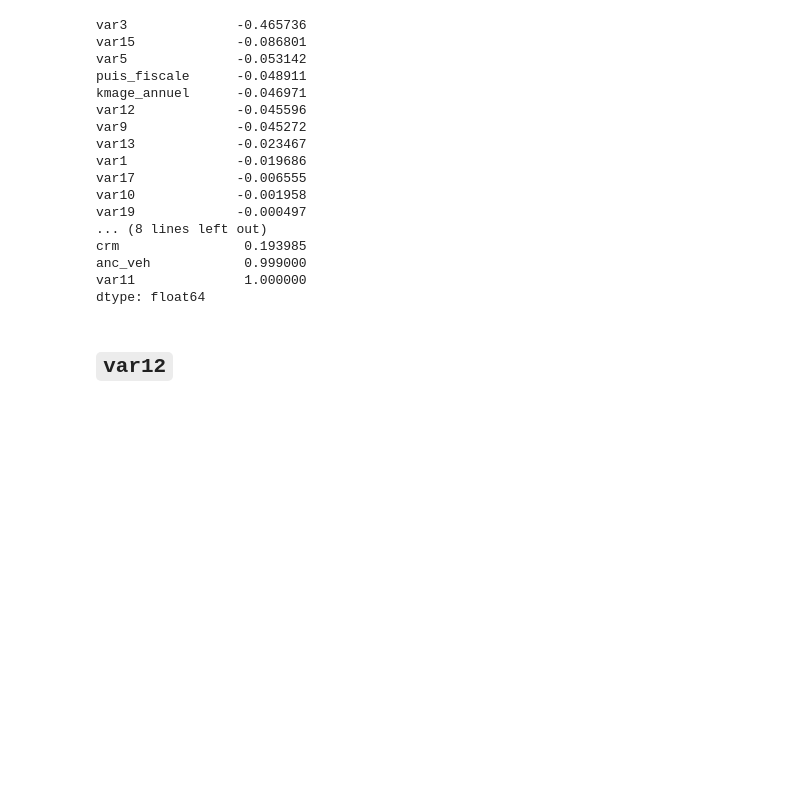
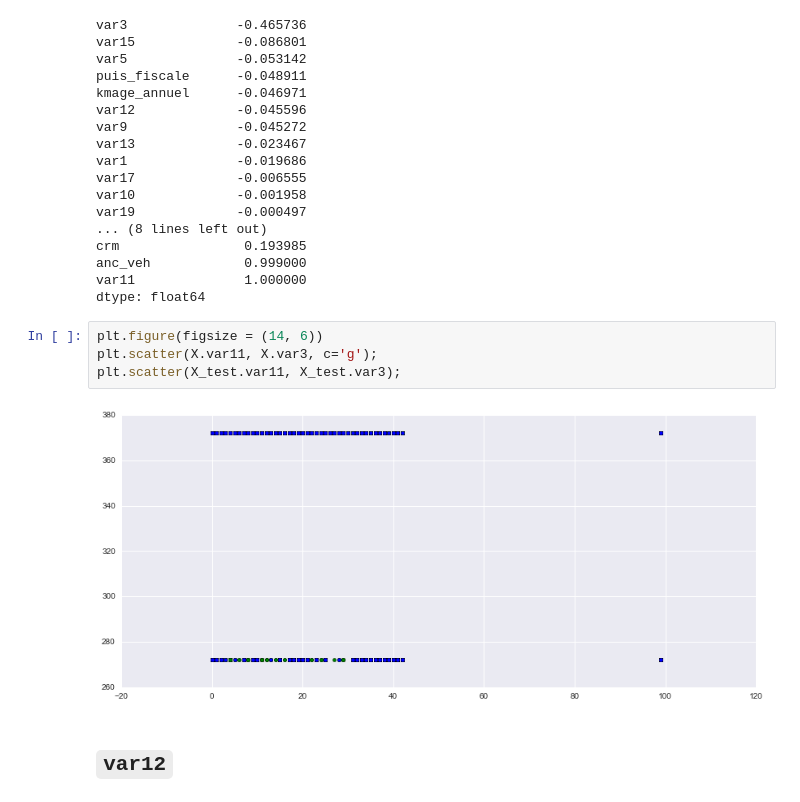
Before and after one commit to demidovakatya/competitions, a Jupyter notebook: eda_correlations.ipynb, the cells around one changed output. Cells and saved outputs as stored; diff of their text form; blank space fills up the shorter version.

```diff
--- a/eda_correlations.ipynb
+++ b/eda_correlations.ipynb
@@ -450,6 +479,12 @@ crm                0.193985
 anc_veh            0.999000
 var11              1.000000
 dtype: float64
+# %%
+plt.figure(figsize = (14, 6))
+plt.scatter(X.var11, X.var3, c='g');
+plt.scatter(X_test.var11, X_test.var3);
+# %% [output]
+[figure, added]
 # %% [markdown]
 ## `var12`
 # %%
```
Also changed, not shown: parts of 7 cells of this notebook.
